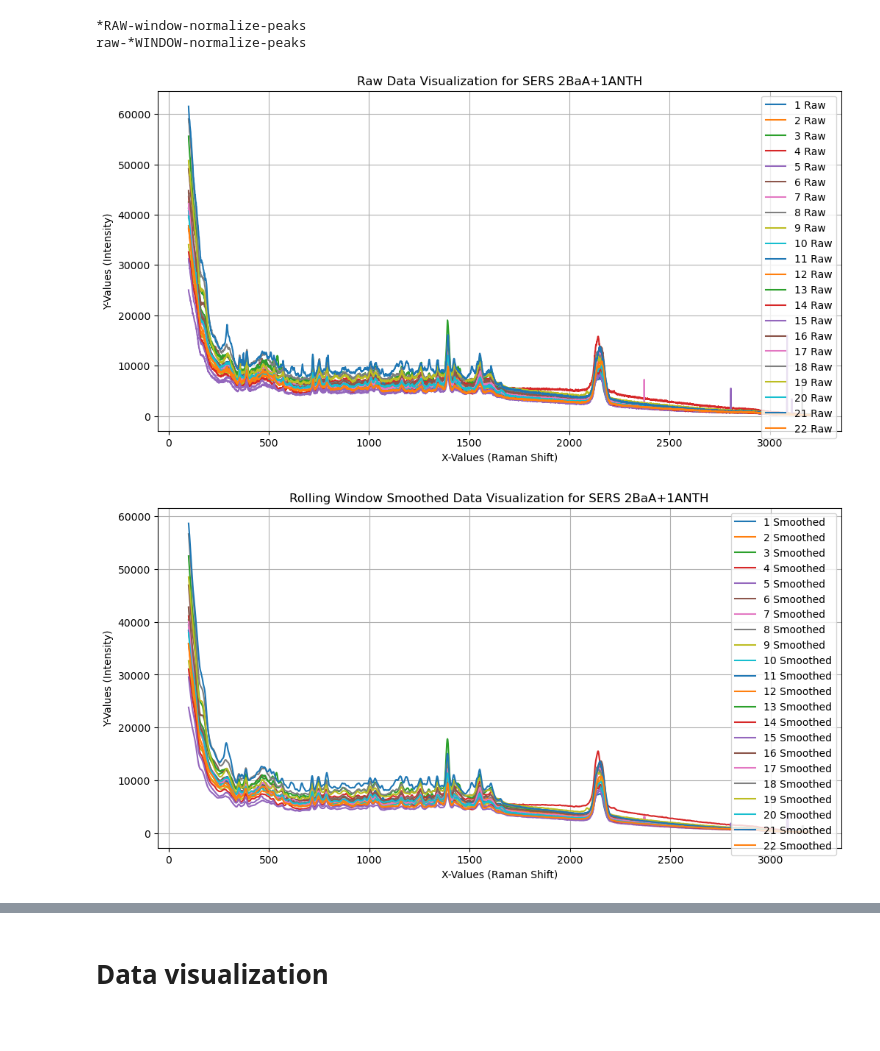
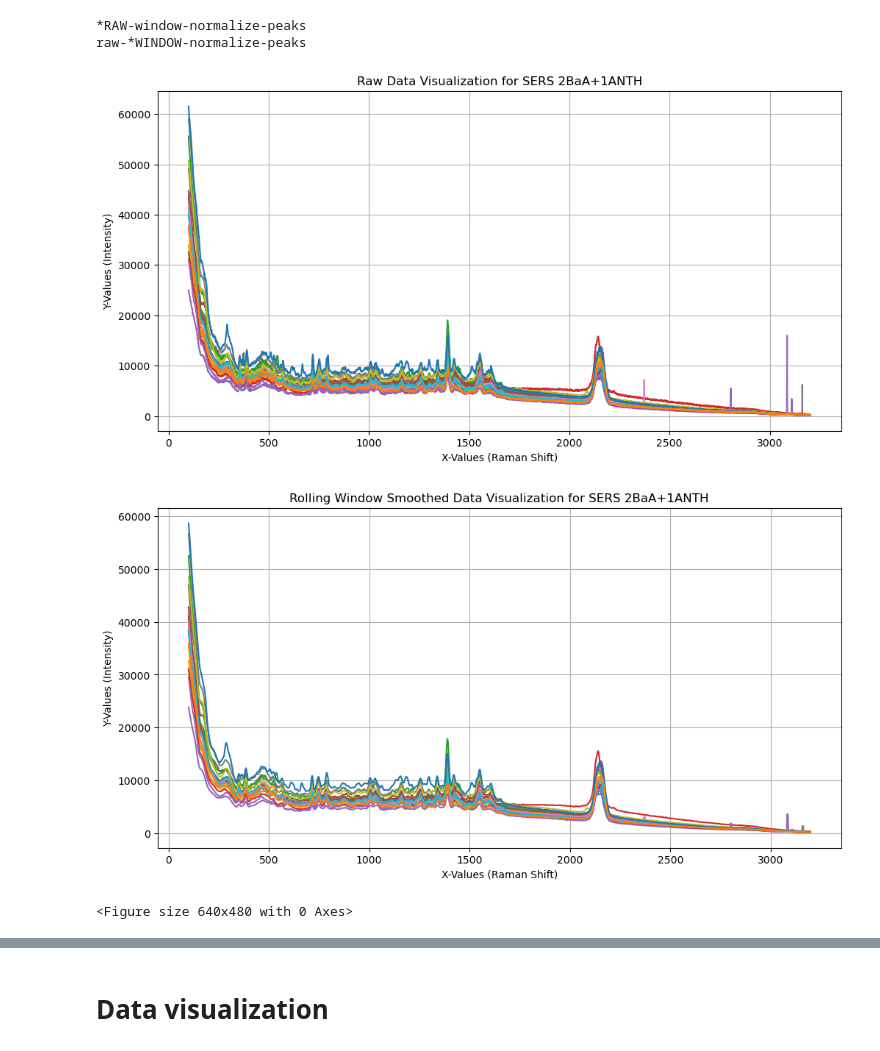
Before and after one commit to paipeline/Machine-Learning-Methods-for-Separating-and-Classifying-Chemical-Constituents, a Jupyter notebook: src/data_fig.ipynb, the cells around one changed output, grey strips where cells are left out. Cells and saved outputs as stored; diff of their text form; code cells hidden in the pictures.

```diff
--- a/src/data_fig.ipynb
+++ b/src/data_fig.ipynb
@@ -1,43 +1,37 @@
 # %%
 import os
 import matplotlib.pyplot as plt
 from preprocessor import Preprocessor
 
-# Set your working directory and initialize the Preprocessor
 os.chdir("C:\\Users\\23675\\OneDrive - UW-Madison\\Desktop\\research final")
-pre_processor = Preprocessor(file_path='raw_dataset\SERS 2BaA+1ANTH.xlsx',
-                             m=10, threshold=20, mat_iteration=100, windows_size=10, prominence=0.02)
-
-# Load raw data using the pre_processor instance
+pre_processor = Preprocessor(file_path='raw_dataset\SERS 2BaA+1ANTH.xlsx', m=10, threshold=20, mat_iteration=100, windows_size=10, prominence=0.02)
 x_values, y_values_dict = pre_processor.load_raw_data(pre_processor.file_path)
-
-# Apply rolling window smoothing
 y_smoothed_dict = pre_processor.apply_rolling_window(y_values_dict)
 
-# First plot: Raw Data
 plt.figure(figsize=(12, 6))
 for sample_name, y_values in y_values_dict.items():
     plt.plot(x_values, y_values, label=f"{sample_name} Raw")
 plt.title("Raw Data Visualization for SERS 2BaA+1ANTH")
 plt.xlabel("X-Values (Raman Shift)")
 plt.ylabel("Y-Values (Intensity)")
-plt.legend(loc='upper right')
 plt.grid(True)
 plt.show()
 
-# Second plot: Rolling Window Smoothed Data
 plt.figure(figsize=(12, 6))
 for sample_name, y_smoothed in y_smoothed_dict.items():
     plt.plot(x_values, y_smoothed, label=f"{sample_name} Smoothed")
 plt.title("Rolling Window Smoothed Data Visualization for SERS 2BaA+1ANTH")
 plt.xlabel("X-Values (Raman Shift)")
 plt.ylabel("Y-Values (Intensity)")
 plt.grid(True)
 plt.show()
+#save figure
+plt.savefig("Rolling Window Smoothed Data Visualization for SERS 2BaA+1ANTH.png")
 # %% [output]
 *RAW-window-normalize-peaks
 raw-*WINDOW-normalize-peaks
-[figure, old version]
+[figure, new version]
-[figure, old version]
+[figure, new version]
+<Figure size 640x480 with 0 Axes>
 # %%
 import os
```
Also changed, not shown: parts of 5 cells of this notebook, 7 other files.
